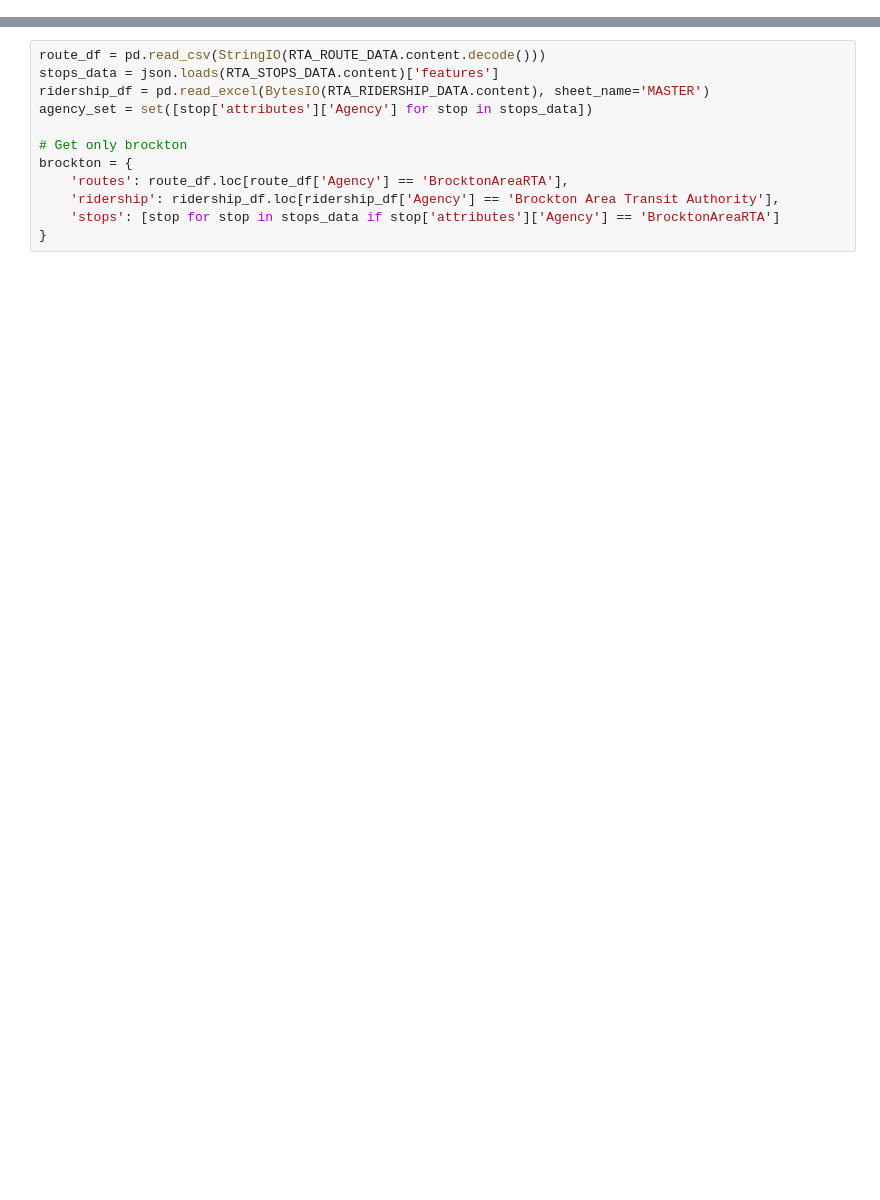
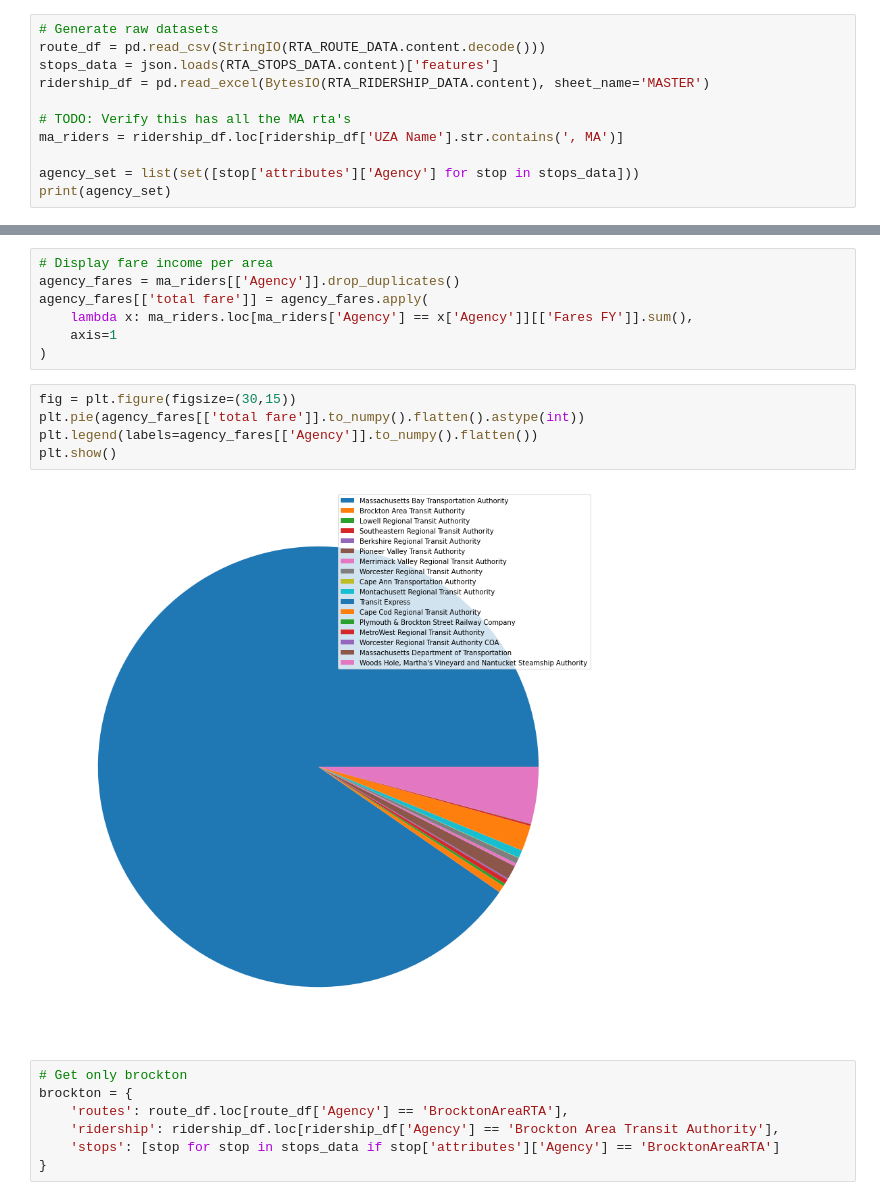
Before and after one commit to cumason123/transit-equity, a Jupyter notebook: src/rta_aggregation.ipynb, the cells around one changed output, grey strips where cells are left out. Drawn from its saved outputs; the diff is of its cells as text; blank space fills up the shorter version.

Commit message:
data visualization

```diff
--- a/src/rta_aggregation.ipynb
+++ b/src/rta_aggregation.ipynb
@@ -41,3 +42,14 @@ def get_median_hh_income():
     median_income_df = pd.DataFrame(data[1:len(data)-1], columns = data[0])
 
     return median_income_df
+# %%
+# Generate raw datasets
+route_df = pd.read_csv(StringIO(RTA_ROUTE_DATA.content.decode()))
+stops_data = json.loads(RTA_STOPS_DATA.content)['features']
+ridership_df = pd.read_excel(BytesIO(RTA_RIDERSHIP_DATA.content), sheet_name='MASTER')
+
+# TODO: Verify this has all the MA rta's
+ma_riders = ridership_df.loc[ridership_df['UZA Name'].str.contains(', MA')]
+
+agency_set = list(set([stop['attributes']['Agency'] for stop in stops_data]))
+print(agency_set)
@@ -44,9 +70,18 @@ def get_median_hh_income():
+# %%
+# Display fare income per area
+agency_fares = ma_riders[['Agency']].drop_duplicates()
+agency_fares[['total fare']] = agency_fares.apply(
+    lambda x: ma_riders.loc[ma_riders['Agency'] == x['Agency']][['Fares FY']].sum(),
+    axis=1
+)
+# %%
+fig = plt.figure(figsize=(30,15))
+plt.pie(agency_fares[['total fare']].to_numpy().flatten().astype(int))
+plt.legend(labels=agency_fares[['Agency']].to_numpy().flatten())
+plt.show()
+# %% [output]
+[figure, added]
 # %%
-route_df = pd.read_csv(StringIO(RTA_ROUTE_DATA.content.decode()))
-stops_data = json.loads(RTA_STOPS_DATA.content)['features']
-ridership_df = pd.read_excel(BytesIO(RTA_RIDERSHIP_DATA.content), sheet_name='MASTER')
-agency_set = set([stop['attributes']['Agency'] for stop in stops_data])
-
 # Get only brockton
 brockton = {
     'routes': route_df.loc[route_df['Agency'] == 'BrocktonAreaRTA'],
```
Also changed, not shown: parts of 3 cells of this notebook.
